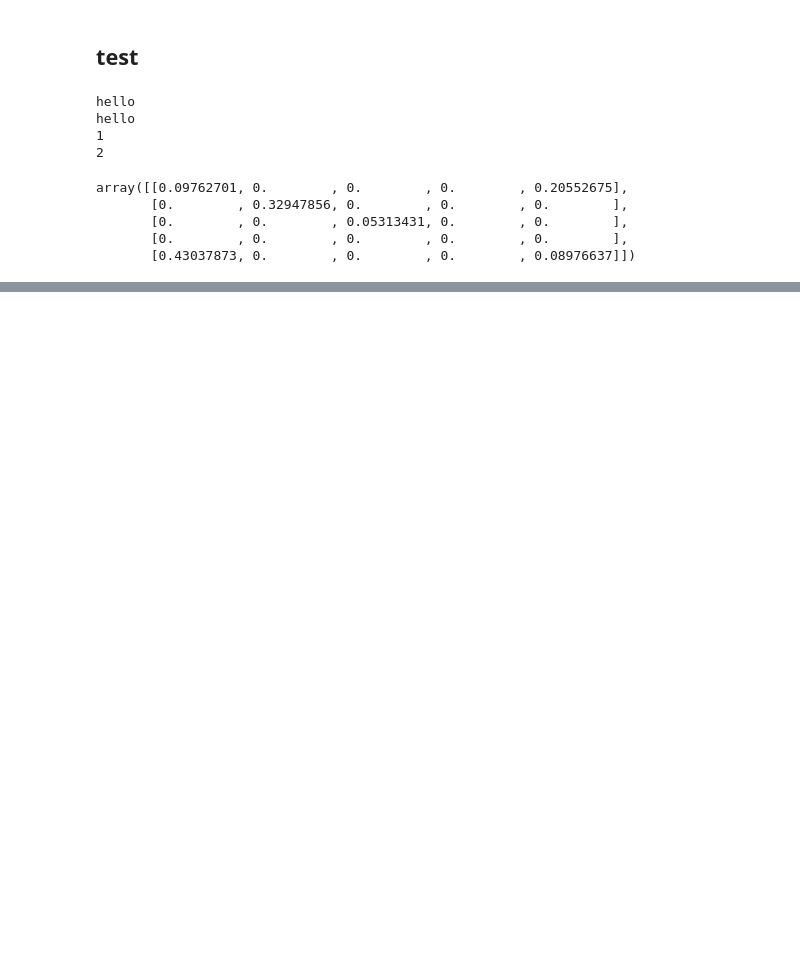
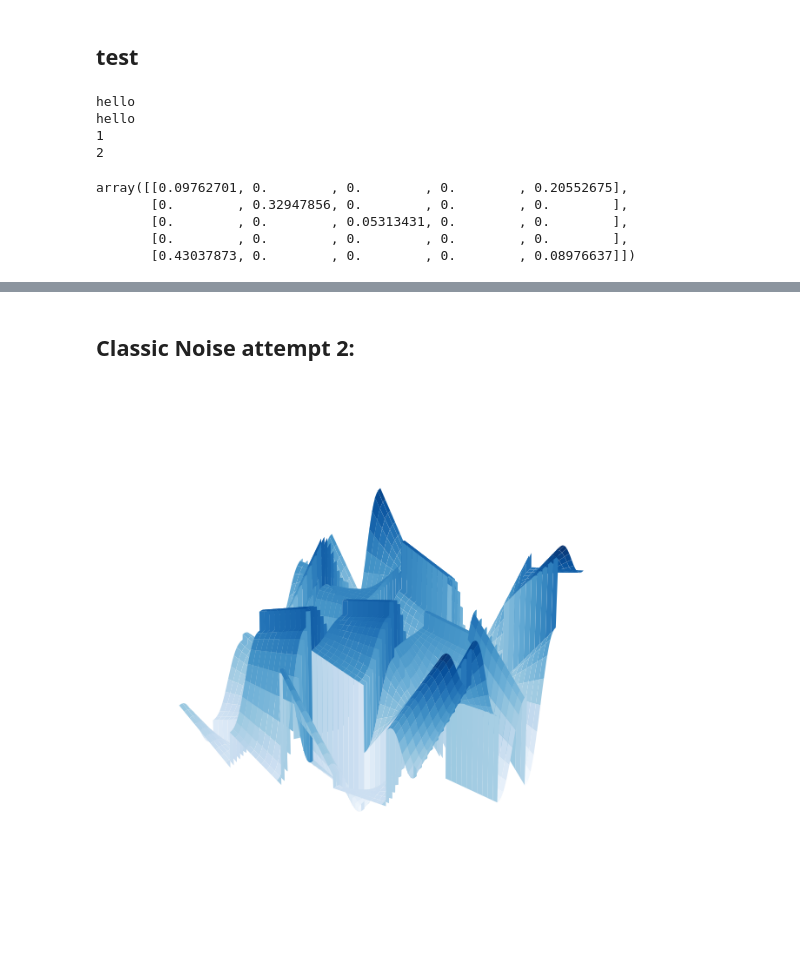
Before and after one commit to ReiYamahara/Miscellaneous-Pet-Projects, a Jupyter notebook: Fractal Landscapes/src/test_1.ipynb, the cells around one changed output, grey strips where cells are left out. Saved outputs shown, nothing was run; the diff lists cells and outputs as text; code cells hidden in the pictures; blank space fills up the shorter version.

```diff
--- a/Fractal Landscapes/src/test_1.ipynb
+++ b/Fractal Landscapes/src/test_1.ipynb
@@ -365,0 +415,61 @@ def diamond_square(iterations = 4):
+# %% [markdown]
+## Classic Noise attempt 2:
+# %%
+x_integers = 6
+y_integers = 6
+num_pixels_per_integer = 150
+x_pixels = (x_integers - 1) * num_pixels_per_integer + 1
+y_pixels = (y_integers - 1) * num_pixels_per_integer + 1
+
+array = np.zeros((x_pixels, y_pixels))
+
+# vector array
+np.random.seed(5)
+'''vector_array = np.random.uniform(-1, 1, (x_integers * y_integers, 2))
+length_array = ((vector_array[:, 0] ** 2 + vector_array[:, 1] ** 2) ** (1/2)).reshape(x_integers * y_integers, 1)
+v_standard = (vector_array / length_array).reshape(x_integers, y_integers, 2)'''
+v_standard =
+
+# x and y coordinates
+x_index, y_index = np.mgrid[0:x_pixels, 0:y_pixels]
+x, y = np.mgrid[0:x_pixels, 0:y_pixels] / num_pixels_per_integer
+i, j = np.floor(x).copy(), np.floor(y).copy()
+u, v = x - i, y - j
+u_v_reshaped_1 = np.concatenate((u.reshape(x_pixels * y_pixels, 1), v.reshape(x_pixels * y_pixels, 1)), axis = 1).reshape(x_pixels, y_pixels, 2)
+u_v_reshaped_2 = np.concatenate(((u-1).reshape(x_pixels * y_pixels, 1), v.reshape(x_pixels * y_pixels, 1)), axis = 1).reshape(x_pixels, y_pixels, 2)
+u_v_reshaped_3 = np.concatenate((u.reshape(x_pixels * y_pixels, 1), (v-1).reshape(x_pixels * y_pixels, 1)), axis = 1).reshape(x_pixels, y_pixels, 2)
+u_v_reshaped_4 = np.concatenate(((u-1).reshape(x_pixels * y_pixels, 1), (v-1).reshape(x_pixels * y_pixels, 1)), axis = 1).reshape(x_pixels, y_pixels, 2)
+
+# blending function:
+def f(x):
+    return 6 * x ** 5 - 15 * x ** 4 + 10 * x ** 3
+
+for xc in range(x_integers - 1):
+    for yc in range(y_integers -1 ):
+        # gradient at each corner
+        g00, g10, g01, g11 = v_standard[xc, yc], v_standard[xc + 1, yc], v_standard[xc, yc + 1], v_standard[xc + 1, yc + 1]
+
+        n00 = np.dot(u_v_reshaped_1[num_pixels_per_integer * xc: num_pixels_per_integer * (xc + 1), num_pixels_per_integer * yc: num_pixels_per_integer * (yc + 1)], g00)
+        n10 = np.dot(u_v_reshaped_2[num_pixels_per_integer * xc: num_pixels_per_integer * (xc + 1), num_pixels_per_integer * yc: num_pixels_per_integer * (yc + 1)], g10)
+        n01 = np.dot(u_v_reshaped_3[num_pixels_per_integer * xc: num_pixels_per_integer * (xc + 1), num_pixels_per_integer * yc: num_pixels_per_integer * (yc + 1)], g01)
+        n11 = np.dot(u_v_reshaped_4[num_pixels_per_integer * xc: num_pixels_per_integer * (xc + 1), num_pixels_per_integer * yc: num_pixels_per_integer * (yc + 1)], g11)
+
+        f_u = f(u[num_pixels_per_integer * xc: num_pixels_per_integer * (xc + 1), num_pixels_per_integer * yc: num_pixels_per_integer * (yc + 1)])
+        nx0 = np.dot(n00, (1 - f_u)) + np.dot(n10, f_u)
+        nx1 = np.dot(n01, (1 - f_u)) + np.dot(n11, f_u)
+        f_v = f(v[num_pixels_per_integer * xc: num_pixels_per_integer * (xc + 1), num_pixels_per_integer * yc: num_pixels_per_integer * (yc + 1)])
+        nxy = np.dot(nx0, (1 - f_v)) + np.dot(nx1, f_v)
+        array[num_pixels_per_integer * xc: num_pixels_per_integer * (xc + 1), num_pixels_per_integer * yc: num_pixels_per_integer * (yc + 1)] = nxy
+
+# trimming the last row and column
+array = array[1:-1, 1:-1]
+x_index = x_index[1:-1, 1:-1]
+y_index = y_index[1:-1, 1:-1]
+fig = plt.figure(dpi = 200)
+ax = plt.axes(projection = '3d')
+ax.axis('off')
+ax.plot_surface(x_index, y_index, array, cmap = 'Blues')
+
+plt.show()
+# %% [output]
+[figure, added]
```
Also changed, not shown: parts of 19 cells of this notebook, 3 other files.
